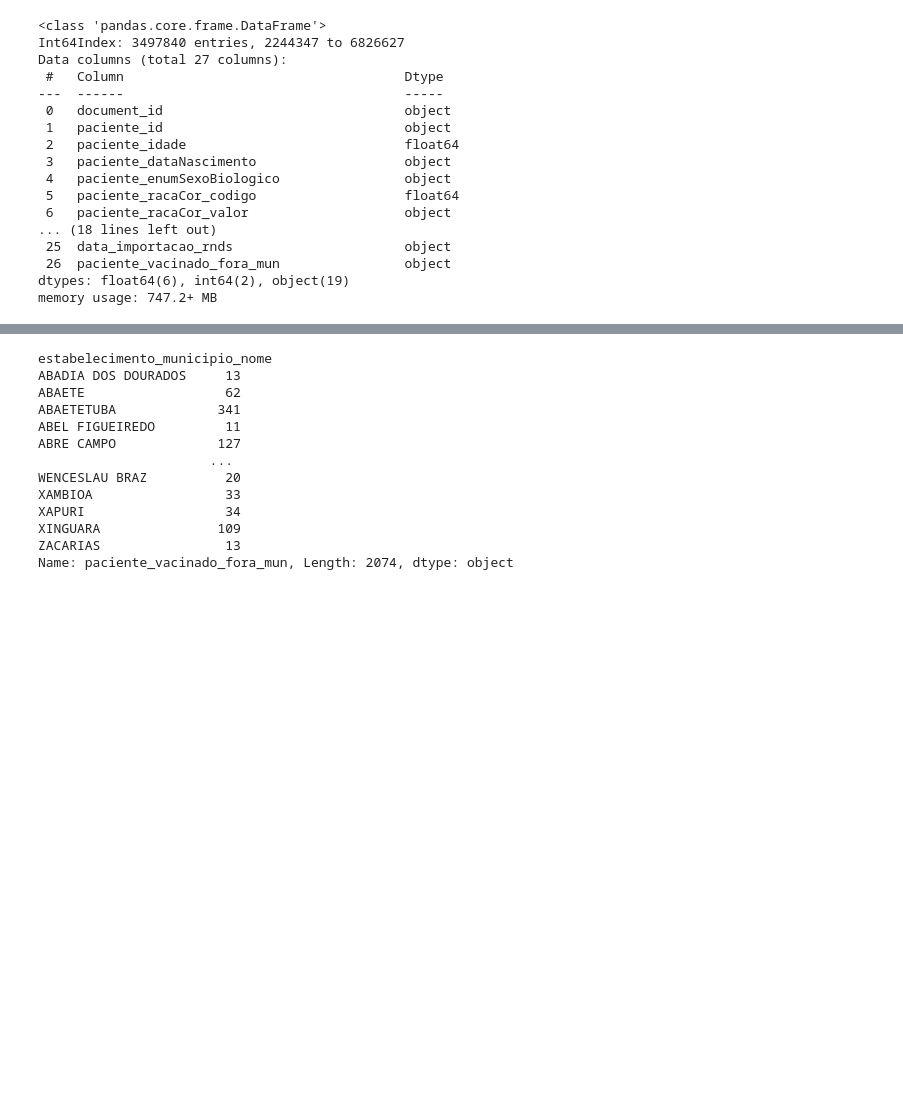
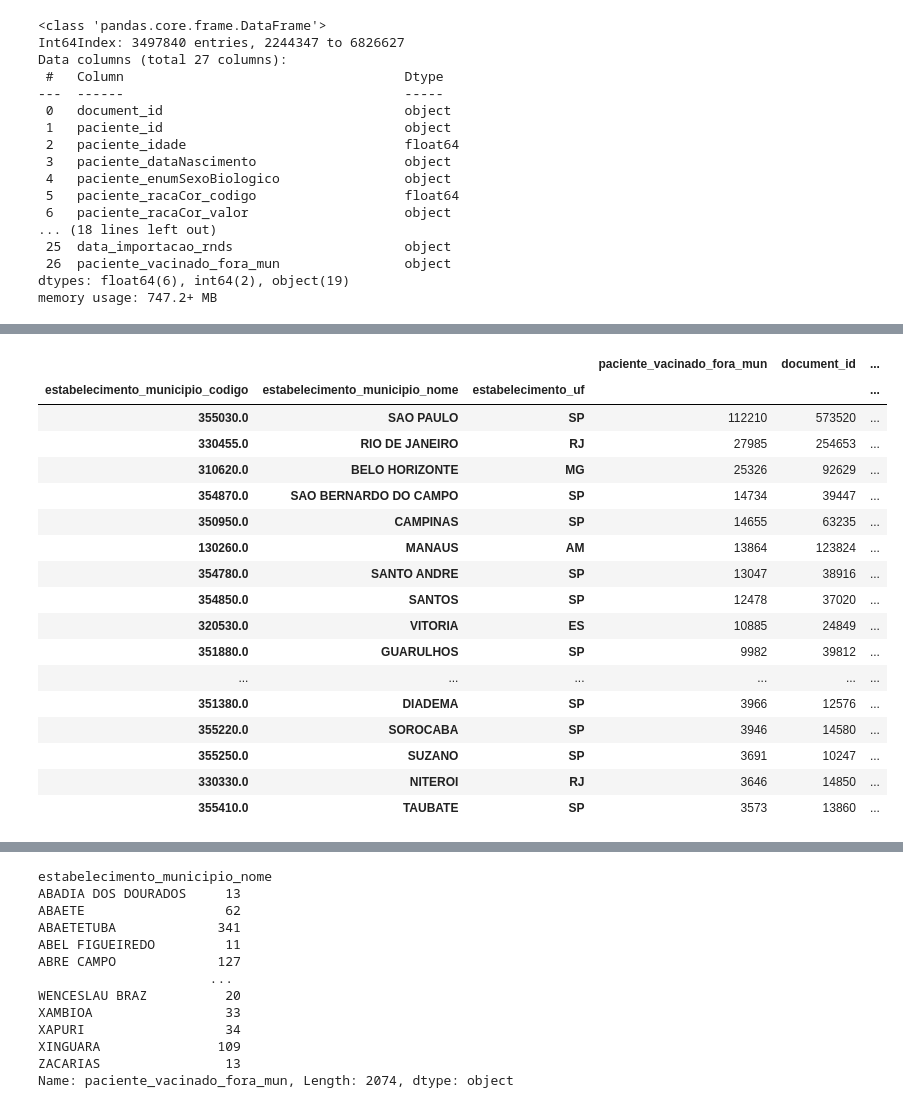
Before and after one commit to massaoiwanaga/topespsi, a Jupyter notebook: TESI_VAC_COVID.ipynb, the cells around one changed output, grey strips where cells are left out. Cells and saved outputs as stored; diff of their text form; code cells hidden in the pictures; blank space fills up the shorter version.

```diff
--- a/TESI_VAC_COVID.ipynb
+++ b/TESI_VAC_COVID.ipynb
@@ -1680,0 +1667,4 @@ memory usage: 106.7+ MB
+# %%
+# Gerando um dataframe com a quantidade total de vacinados fora do município de resiência e a quatidade total de vacinados por município
+df_fora_mun3 = df_vacinacao.groupby(['estabelecimento_municipio_codigo','estabelecimento_municipio_nome','estabelecimento_uf']).agg({'paciente_vacinado_fora_mun': np.sum, 'document_id': np.size})
+df_fora_mun3
@@ -1680,0 +1686,3 @@ memory usage: 106.7+ MB
+# %%
+# Inclusão de coluna no dataframe com o % de vacinados por município que não habitavam em seu local de residência.
+df_fora_mun3['perc_fora_mun'] = (df_fora_mun3['paciente_vacinado_fora_mun']/df_fora_mun3['document_id'])*100
@@ -1680,0 +1706,23 @@ memory usage: 106.7+ MB
+# %%
+# Ordenar o dataframe pelos municípios que mais vacinaram pessoas que residem fora do município
+df_fora_qtde = df_fora_mun3.sort_values('paciente_vacinado_fora_mun', ascending=False)
+df_fora_qtde.head(30)
+# %% [output]
+|  |  |  | paciente_vacinado_fora_mun | document_id | ... |
+| estabelecimento_municipio_codigo | estabelecimento_municipio_nome | estabelecimento_uf |  |  | ... |
+| 355030.0 | SAO PAULO | SP | 112210 | 573520 | ... |
+| 330455.0 | RIO DE JANEIRO | RJ | 27985 | 254653 | ... |
+| 310620.0 | BELO HORIZONTE | MG | 25326 | 92629 | ... |
+| 354870.0 | SAO BERNARDO DO CAMPO | SP | 14734 | 39447 | ... |
+| 350950.0 | CAMPINAS | SP | 14655 | 63235 | ... |
+| 130260.0 | MANAUS | AM | 13864 | 123824 | ... |
+| 354780.0 | SANTO ANDRE | SP | 13047 | 38916 | ... |
+| 354850.0 | SANTOS | SP | 12478 | 37020 | ... |
+| 320530.0 | VITORIA | ES | 10885 | 24849 | ... |
+| 351880.0 | GUARULHOS | SP | 9982 | 39812 | ... |
+| ... | ... | ... | ... | ... | ... |
+| 351380.0 | DIADEMA | SP | 3966 | 12576 | ... |
+| 355220.0 | SOROCABA | SP | 3946 | 14580 | ... |
+| 355250.0 | SUZANO | SP | 3691 | 10247 | ... |
+| 330330.0 | NITEROI | RJ | 3646 | 14850 | ... |
+| 355410.0 | TAUBATE | SP | 3573 | 13860 | ... |
```
Also changed, not shown: parts of 12 cells of this notebook.
